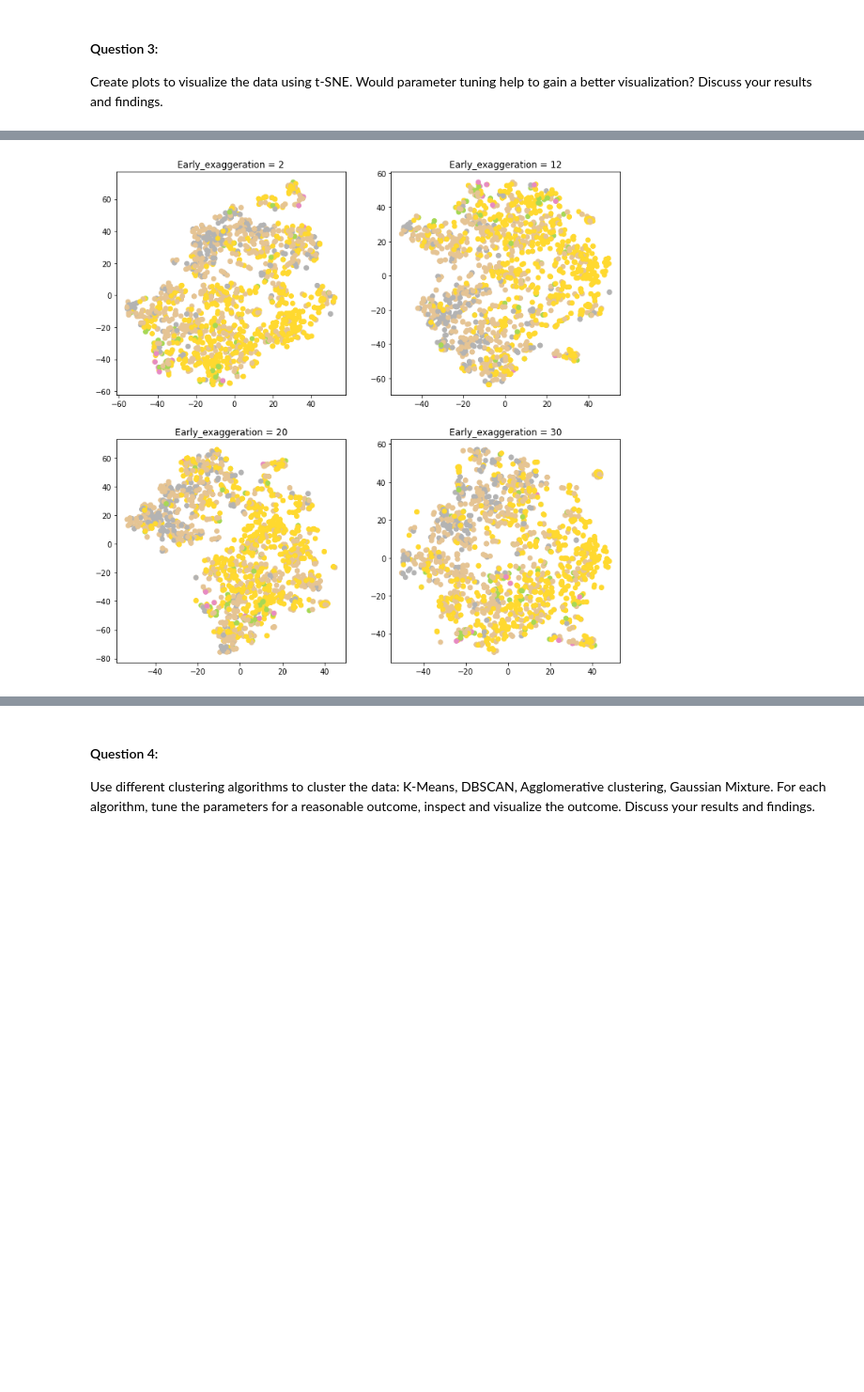
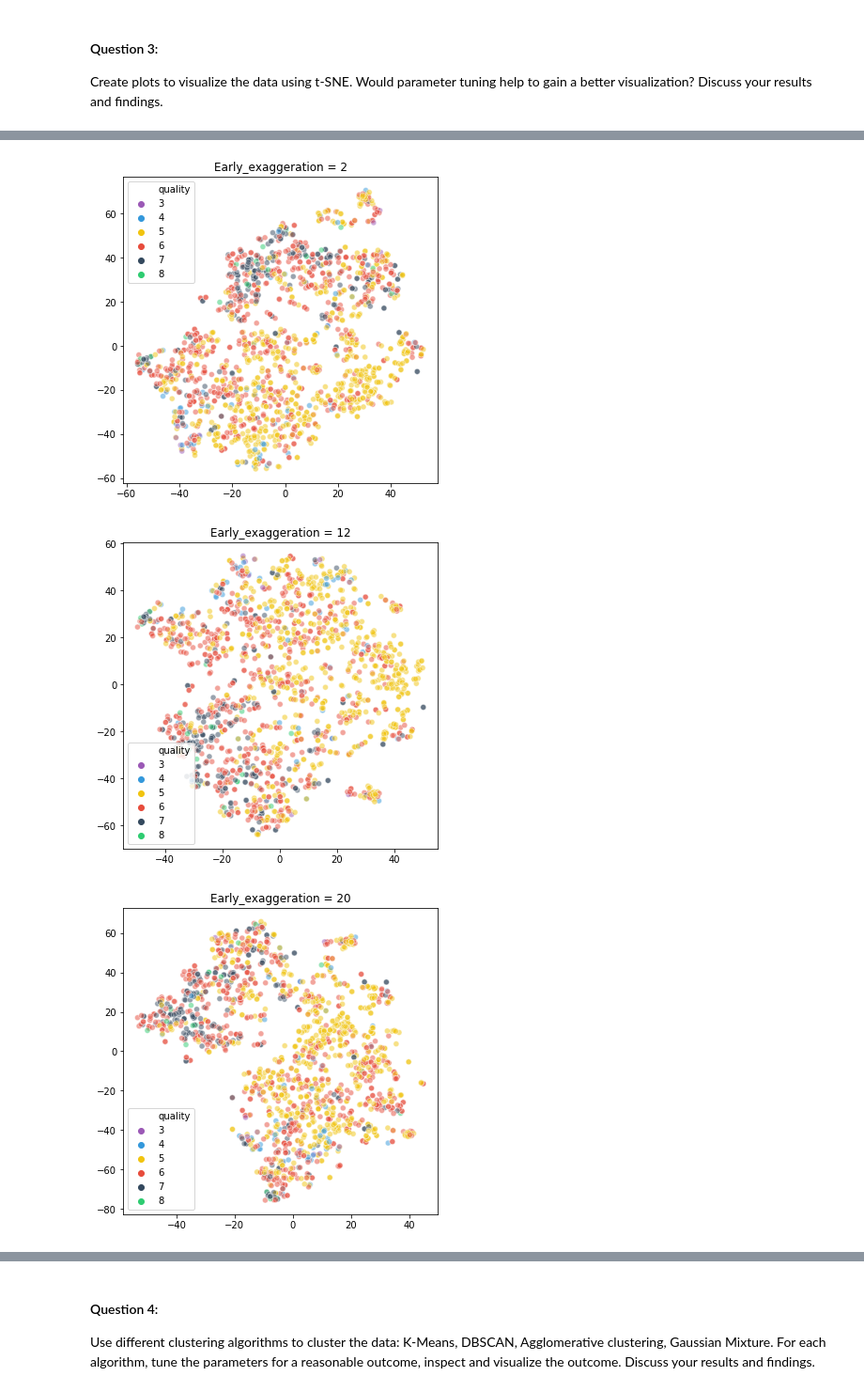
Before and after one commit to miggytrinidad/INFOT70_A3, a Jupyter notebook: INFOT780-assignment3.ipynb, the cells around one changed output, grey strips where cells are left out. Shown at 94% size. Saved outputs shown, nothing was run; the diff lists cells and outputs as text; code cells hidden in the pictures; blank space fills up the shorter version.

```diff
--- a/INFOT780-assignment3.ipynb
+++ b/INFOT780-assignment3.ipynb
@@ -132,7 +148,7 @@ features = df.columns.tolist()
 X = df[features[:-1]]
 
 #target variable - quality
-Y = df[features[-1]]
+y = df[features[-1]]
 X.head()
 # %% [output]
 |  | fixed_acidity | volatile_acidity | citric_acid | residual_sugar | chlorides | free_sulfur_dioxide | ... |
@@ -228,8 +289,18 @@ plt.legend(loc="upper right", prop={'size': 9})
 # %%
-fig, axes = plt.subplots(2, 2, figsize=(12,12))
 for i, perplexity in enumerate([2, 5, 30, 300]):
-    plt.sca(axes[i // 2, i % 2])
-    wine_tsne = TSNE(n_components=2,perplexity=perplexity, random_state=42).fit_transform(X)
-    plt.scatter(wine_tsne[:, 0], wine_tsne[:, 1], c=plt.cm.tab20(Y))
+    wine_tsne = TSNE(n_components = 2,perplexity=perplexity, random_state = 42).fit_transform(X_scaled)
+
+    plt.figure(figsize=(6, 6))
+    sns.scatterplot(
+        x = wine_tsne[:,0],
+        y = wine_tsne[:,1],
+        hue=y,
+        palette=sns.color_palette(flatui),
+        data = X,
+        legend = "full",
+        alpha = 0.5
+    )
+
+    plt.legend(loc="upper right", prop={'size': 9})
     plt.title("Perplexity = {}".format(perplexity))
 # %% [output]
@@ -237,11 +311,20 @@ for i, perplexity in enumerate([2, 5, 30, 300]):
 # %%
-fig, axes = plt.subplots(2, 2, figsize=(12,12))
 for i, early_exaggeration in enumerate([2, 12, 20, 30]):
-    plt.sca(axes[i // 2, i % 2])
-    tsne_scaled = make_pipeline(StandardScaler(), TSNE(perplexity=30,
-                                                       early_exaggeration=early_exaggeration, random_state=42))
-    wine_tsne = tsne_scaled.fit_transform(X)
-    plt.scatter(wine_tsne[:, 0], wine_tsne[:, 1], c=plt.cm.Set2(Y))
+    wine_tsne = TSNE(perplexity=30, early_exaggeration=early_exaggeration, random_state = 42).fit_transform(X_scaled)
+
+    plt.figure(figsize=(6, 6))
+    sns.scatterplot(
+        x = wine_tsne[:,0],
+        y = wine_tsne[:,1],
+        hue = y,
+        palette=sns.color_palette(flatui),
+        data = X,
+        legend = "full",
+        alpha = 0.5
+    )
+
     plt.title("Early_exaggeration = {}".format(early_exaggeration))
 # %% [output]
-[figure, old version]
+[figure, new version]
+[figure, added]
+[figure, added]
```
Also changed, not shown: parts of 54 cells of this notebook.
